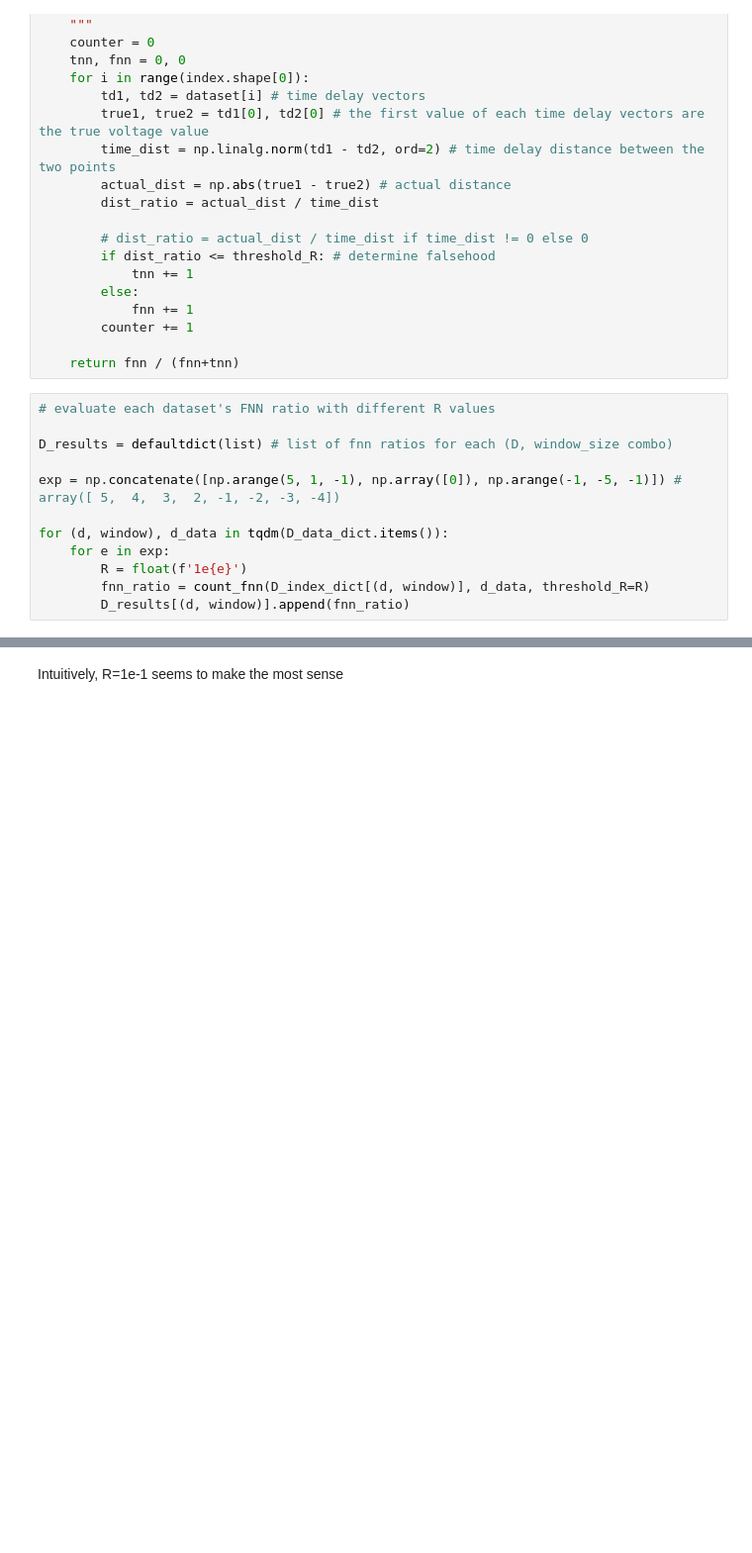
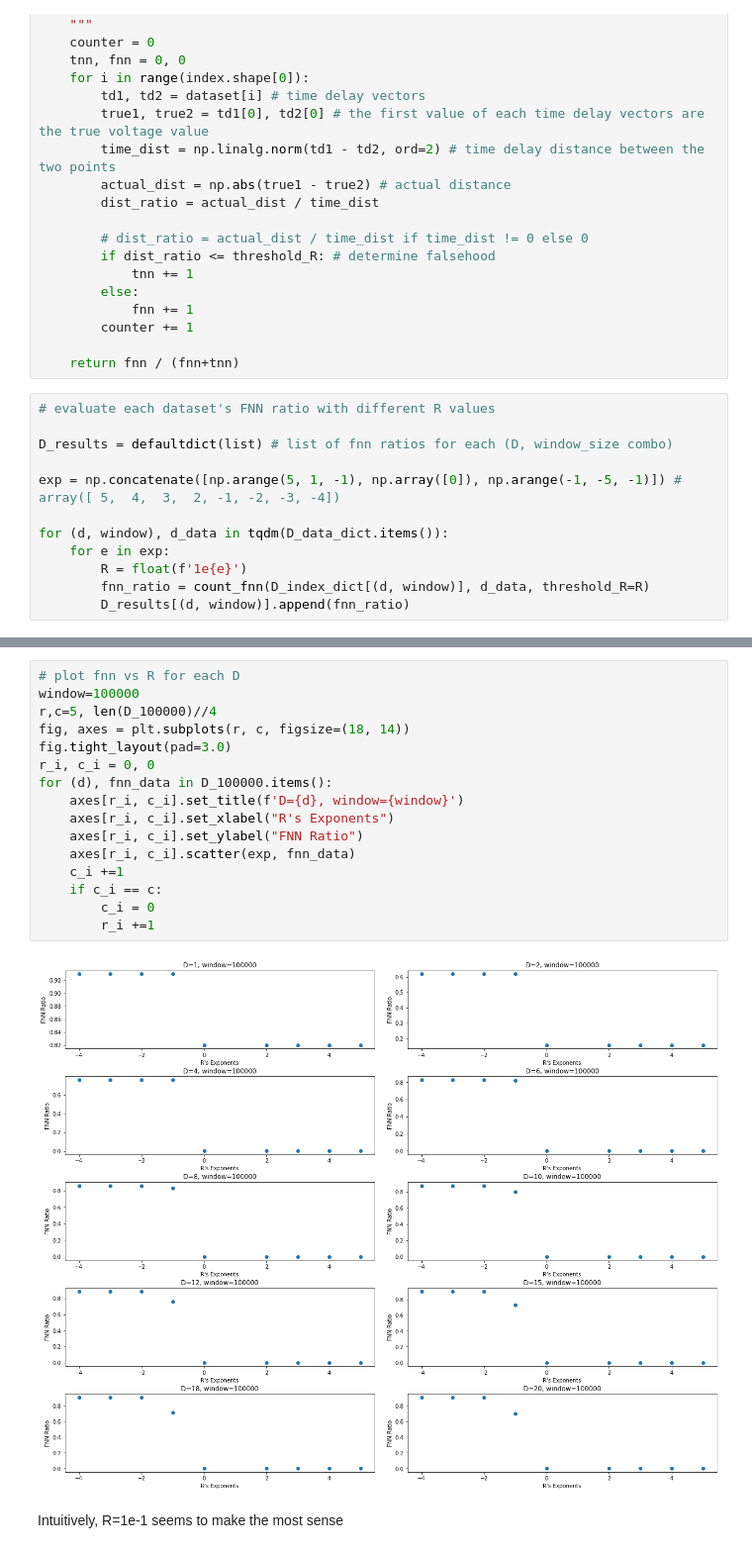
Before and after one commit to llfuller/DDF-HVC-CM-Neurons, a Jupyter notebook: false_nearest_neighbor_example.ipynb, the cells around one changed output, grey strips where cells are left out. Shown at 99% size. Drawn from its saved outputs; the diff is of its cells as text; blank space fills up the shorter version.

```diff
--- a/false_nearest_neighbor_example.ipynb
+++ b/false_nearest_neighbor_example.ipynb
@@ -293,3 +307,21 @@ for (d, window), fnn_data in D_results.items():
+# %%
+# plot fnn vs R for each D
+window=100000
+r,c=5, len(D_100000)//4
+fig, axes = plt.subplots(r, c, figsize=(18, 14))
+fig.tight_layout(pad=3.0)
+r_i, c_i = 0, 0
+for (d), fnn_data in D_100000.items():
+    axes[r_i, c_i].set_title(f'D={d}, window={window}')
+    axes[r_i, c_i].set_xlabel("R's Exponents")
+    axes[r_i, c_i].set_ylabel("FNN Ratio")
+    axes[r_i, c_i].scatter(exp, fnn_data)
+    c_i +=1
+    if c_i == c:
+        c_i = 0
+        r_i +=1
+# %% [output]
+[figure, added]
 # %% [markdown]
 Intuitively, R=1e-1 seems to make the most sense
 # %% [markdown]
```
Also changed, not shown: parts of 4 cells of this notebook, 1 other file.
